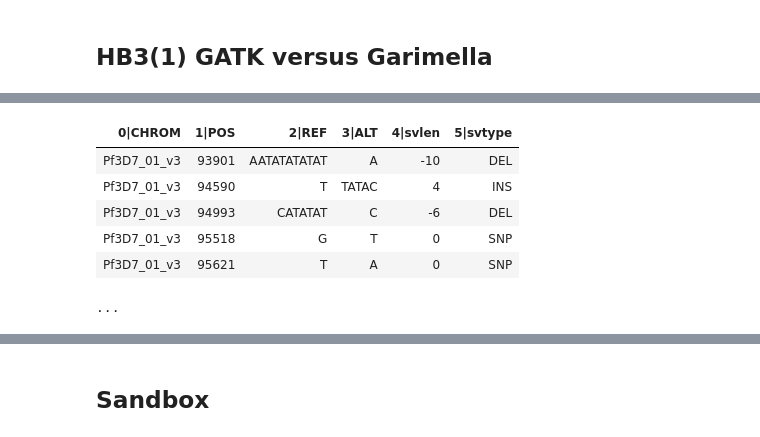
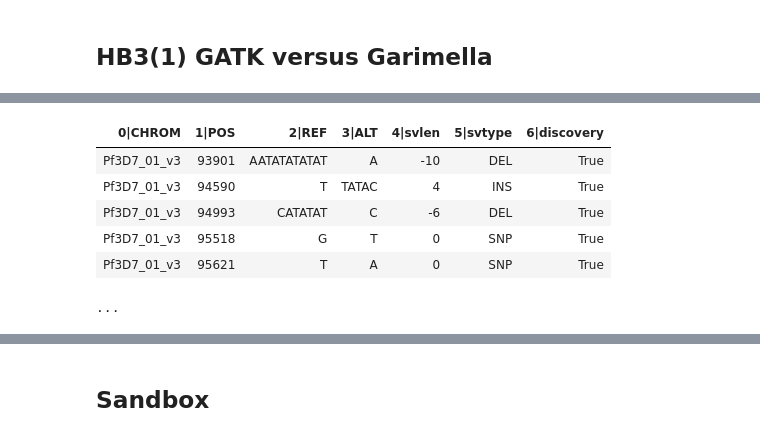
Before and after one commit to wtchg-kwiatkowski/pfx-paper-2015, a Jupyter notebook: supplementary/notebooks/evaluation/evaluation1.ipynb, the cells around one changed output, grey strips where cells are left out. Drawn from its saved outputs; the diff is of its cells as text; code cells hidden in the pictures.

```diff
--- a/supplementary/notebooks/evaluation/evaluation1.ipynb
+++ b/supplementary/notebooks/evaluation/evaluation1.ipynb
@@ -81,6 +81,7 @@ def tabulate_variants_gatk(cross, parent):
         .cutout('REF', 'ALT', 'svlen')
         .rename({'REF_trim': 'REF', 'ALT_trim': 'ALT', 'svlen_trim': 'svlen'})
         .addfield('svtype', lambda row: 'SNP' if row.svlen == 0 else 'INS' if row.svlen > 0 else 'DEL')
+        .addfield('discovery', True)
     )
 
     return tbl
@@ -355,6 +561,6 @@ non-coding INDEL sensitivity 0.32
 # %% [markdown]
 ## HB3(1) GATK versus Garimella
 # %%
-tbl_variants_gatk_hb3_1 = tabulate_variants_gatk('3d7_hb3', 1)
-tbl_variants_gatk_hb3_1
+tbl_variants_hb31_gatk = tabulate_variants_gatk('3d7_hb3', 1)
+tbl_variants_hb31_gatk
 # %% [output]
@@ -363,7 +569,7 @@ tbl_variants_gatk_hb3_1
-| 0|CHROM | 1|POS | 2|REF | 3|ALT | 4|svlen | 5|svtype |
-| Pf3D7_01_v3 | 93901 | AATATATATAT | A | -10 | DEL |
-| Pf3D7_01_v3 | 94590 | T | TATAC | 4 | INS |
-| Pf3D7_01_v3 | 94993 | CATATAT | C | -6 | DEL |
-| Pf3D7_01_v3 | 95518 | G | T | 0 | SNP |
-| Pf3D7_01_v3 | 95621 | T | A | 0 | SNP |
+| 0|CHROM | 1|POS | 2|REF | 3|ALT | 4|svlen | 5|svtype | 6|discovery |
+| Pf3D7_01_v3 | 93901 | AATATATATAT | A | -10 | DEL | True |
+| Pf3D7_01_v3 | 94590 | T | TATAC | 4 | INS | True |
+| Pf3D7_01_v3 | 94993 | CATATAT | C | -6 | DEL | True |
+| Pf3D7_01_v3 | 95518 | G | T | 0 | SNP | True |
+| Pf3D7_01_v3 | 95621 | T | A | 0 | SNP | True |
 ...
```
Also changed, not shown: parts of 25 cells of this notebook, 1 other file.
